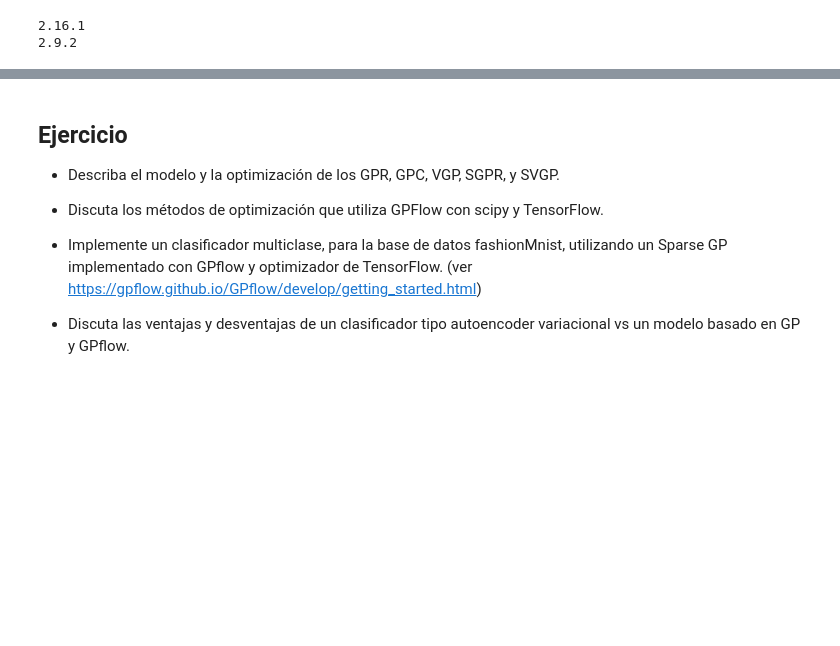
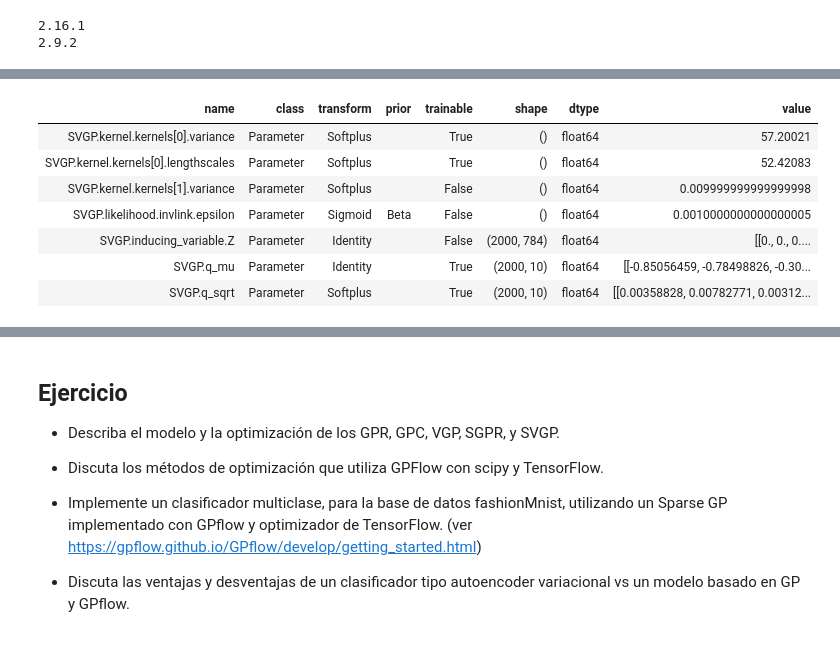
Before and after one commit to juansebastiangit/Inteligencia_artificial, a Jupyter notebook: Tareas/Parcial_2/ejercicios-gpflow.ipynb, the cells around one changed output, grey strips where cells are left out. Drawn from its saved outputs; the diff is of its cells as text; code cells hidden in the pictures; blank space fills up the shorter version.

```diff
--- a/Tareas/Parcial_2/ejercicios-gpflow.ipynb
+++ b/Tareas/Parcial_2/ejercicios-gpflow.ipynb
@@ -345,0 +133,32 @@ Desventajas:
+# %%
+#Definmos los kernels a usar, el kernel Matern32 es estandar para la aplicacion de clasificacion, y el white añade ruido gausiano fijo
+kernel = gpflow.kernels.Matern32() + gpflow.kernels.White(variance=0.01)
+
+#Definimos el numero de clases para clasificar, FashionMNIST tiene 10
+C = 10
+
+# Definimos el liklihood y la funcion para mapear las salidas latentes del GP a las probabilidades de clase (invlink)
+# Robustmax se usa para asegurar que las probabilidades nunca sean 1 o 0, evitando problemas de confianza exagerada o asturación.
+# Tambien ayuda a modelar mejor la incertidumbre o varianza
+invlink = gpflow.likelihoods.RobustMax(C)
+likelihood = gpflow.likelihoods.MultiClass(#El liklihood Multiclass es el estandar de GPFlow para clasificacon multiclase
+    C, invlink=invlink
+)
+Z = x_train_64[::5].copy()  # Se definen los puntos inducidos para manejar el problema del costo computacional
+#Z trata de representar el conjunto total de datos con menos información para que sea más facil resolver el GP al invertir las matrices
+
+#Llamamos todo lo definido anteriormente para definir el modelo m
+m = gpflow.models.SVGP(
+    kernel=kernel,
+    likelihood=likelihood,
+    inducing_variable=Z,
+    num_latent_gps=C,#tenemos igual numero de latentes como clases para clasificar
+    whiten=True,#Mejora la estabilidad eliminando la covarianza entre las variables inducidas Z
+    q_diag=True,#Asume covarianza diagonal para mejorar el rendimiento
+)
+
+# Evitamos que se entrene la vanrianza del ruido
+set_trainable(m.kernel.kernels[1].variance, False)
+# Evitamos que se modifiquen los puntos Z inducidos
+set_trainable(m.inducing_variable, False)
+print_summary(m, fmt="notebook")
@@ -345,0 +174,19 @@ Desventajas:
+# %%
+opt = gpflow.optimizers.Scipy() #Llamamos Scipy para la optimizacion
+
+#Entrenamos
+opt_logs = opt.minimize(
+    m.training_loss_closure(data_train),#Minimizando el loss
+    m.trainable_variables,
+    options=dict(maxiter=reduce_in_tests(1000)),#definimos un maximo de 1000 iteraciones para evitar sobrecarga computacional
+)
+print_summary(m, fmt="notebook")
+# %% [output]
+| name | class | transform | prior | trainable | shape | dtype | value |
+| SVGP.kernel.kernels[0].variance | Parameter | Softplus |  | True | () | float64 | 57.20021 |
+| SVGP.kernel.kernels[0].lengthscales | Parameter | Softplus |  | True | () | float64 | 52.42083 |
+| SVGP.kernel.kernels[1].variance | Parameter | Softplus |  | False | () | float64 | 0.009999999999999998 |
+| SVGP.likelihood.invlink.epsilon | Parameter | Sigmoid | Beta | False | () | float64 | 0.0010000000000000005 |
+| SVGP.inducing_variable.Z | Parameter | Identity |  | False | (2000, 784) | float64 | [[0., 0., 0.... |
+| SVGP.q_mu | Parameter | Identity |  | True | (2000, 10) | float64 | [[-0.85056459, -0.78498826, -0.30... |
+| SVGP.q_sqrt | Parameter | Softplus |  | True | (2000, 10) | float64 | [[0.00358828, 0.00782771, 0.00312... |
```
Also changed, not shown: parts of 48 cells of this notebook.
